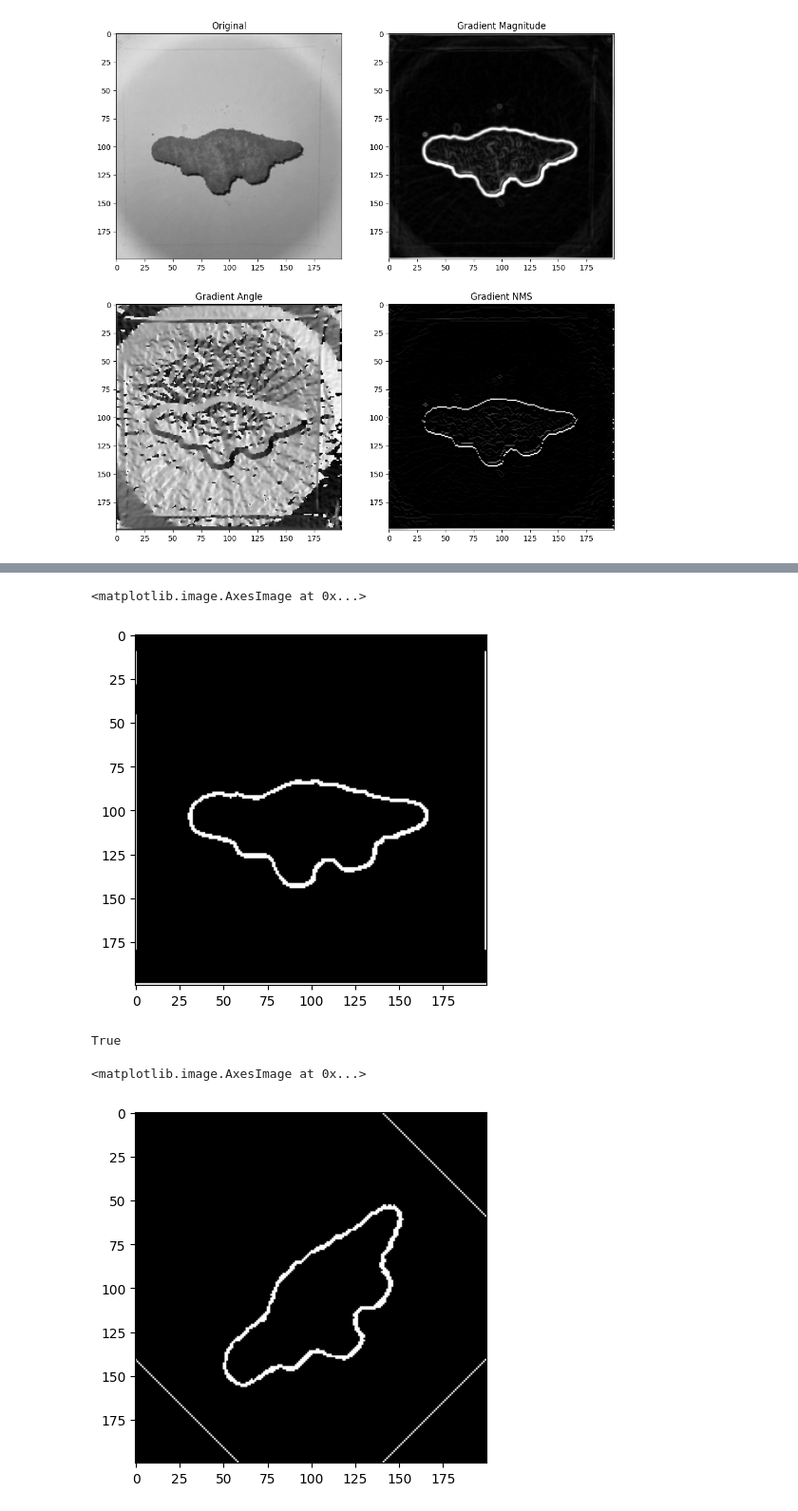
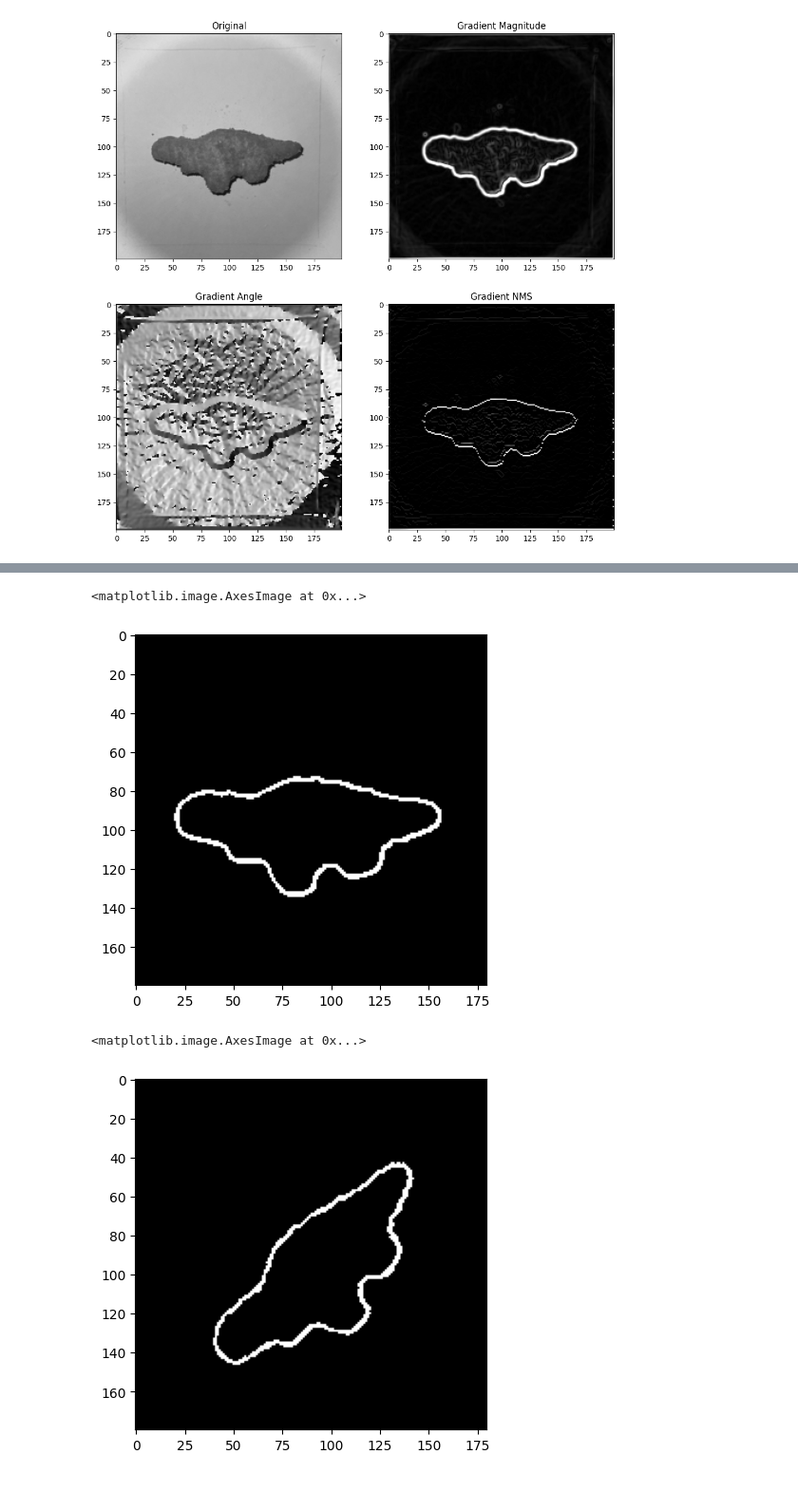
Before and after one commit to GarveyJLi/Dino-Nuggetology, a Jupyter notebook: edge_det_testing/edge_det.ipynb, the cells around one changed output, grey strips where cells are left out. Shown at 95% size. Drawn from its saved outputs; the diff is of its cells as text; code cells hidden in the pictures.

Commit message:
Fixed padding issue. Making rotated and mirrored images

```diff
--- a/edge_det_testing/edge_det.ipynb
+++ b/edge_det_testing/edge_det.ipynb
@@ -228,7 +237,7 @@ plt.show()
 # %% [output]
 [figure]
 # %%
-binary_gmag = gmag > 0.65
+binary_gmag = (gmag > 0.65)[10:190, 10:190]
 plt.imshow(binary_gmag, cmap='gray', vmin=0, vmax=1)
 # %% [output]
 <matplotlib.image.AxesImage at 0x...>
@@ -236,19 +245,16 @@ plt.imshow(binary_gmag, cmap='gray', vmin=0, vmax=1)
 # %%
-binary_gmag[:][180:199] = False
-binary_gmag[:][0:10] = False
-binary_gmag[0:10][:] = False
-binary_gmag[180:199][:] = False
+
 plt.imshow(binary_gmag, cmap='gray', vmin=0, vmax=1)
 # %% [output]
 <matplotlib.image.AxesImage at 0x...>
-[figure, old version]
+[figure, new version]
-# %%
-binary_gmag[199][25]
-# %% [output]
-True
 # %%
-rot_45 = rotate_linear(binary_gmag, get_transformation_matrix(binary_gmag.shape[0], binary_gmag.shape[1], np.deg2rad(45)))
+def rotate_image(img, deg):
+    return rotate_linear(img, get_transformation_matrix(img.shape[0], img.shape[1], np.deg2rad(deg)))
+
+
+rot_45 = rotate_image(binary_gmag, 45)
 plt.imshow(rot_45, cmap='gray', vmin=0, vmax=1)
 # %% [output]
 <matplotlib.image.AxesImage at 0x...>
-[figure, old version]
+[figure, new version]
```
Also changed, not shown: parts of 2 cells of this notebook, 2 other files.
